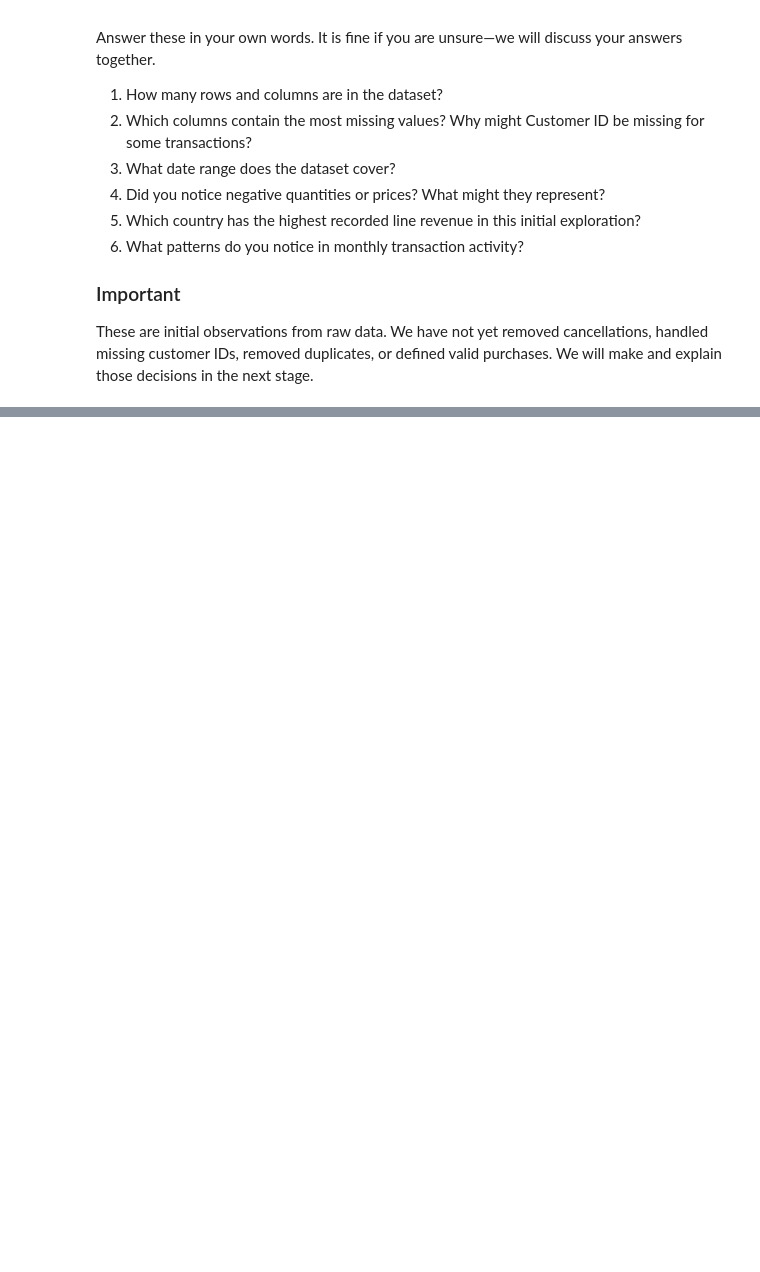
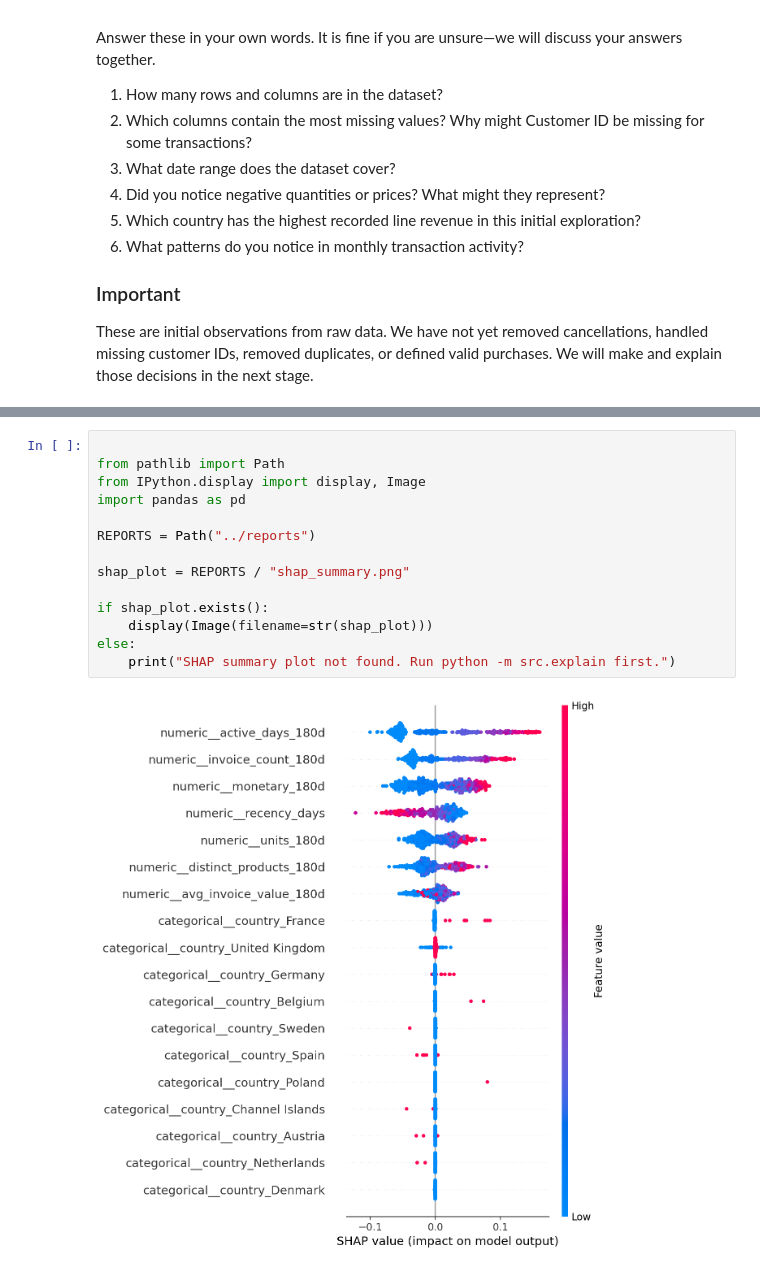
Before and after one commit to NithyaShenbagaraj/data-science-ai-portfolio, a Jupyter notebook: 01-machine-learning/customer-retention-revenue-intelligence/notebooks/01_data_understanding.ipynb, the cells around one changed output, grey strips where cells are left out. Saved outputs shown, nothing was run; the diff lists cells and outputs as text; blank space fills up the shorter version.

Commit message:
Improve customer retention notebooks and SHAP explainability

```diff
--- a/01-machine-learning/customer-retention-revenue-intelligence/notebooks/01_data_understanding.ipynb
+++ b/01-machine-learning/customer-retention-revenue-intelligence/notebooks/01_data_understanding.ipynb
@@ -134,0 +254,16 @@ These are initial observations from raw data. We have not yet removed cancellati
+# %%
+
+from pathlib import Path
+from IPython.display import display, Image
+import pandas as pd
+
+REPORTS = Path("../reports")
+
+shap_plot = REPORTS / "shap_summary.png"
+
+if shap_plot.exists():
+    display(Image(filename=str(shap_plot)))
+else:
+    print("SHAP summary plot not found. Run python -m src.explain first.")
+# %% [output]
+[figure, added]
```
Also changed, not shown: parts of 18 cells of this notebook, 6 other files.
